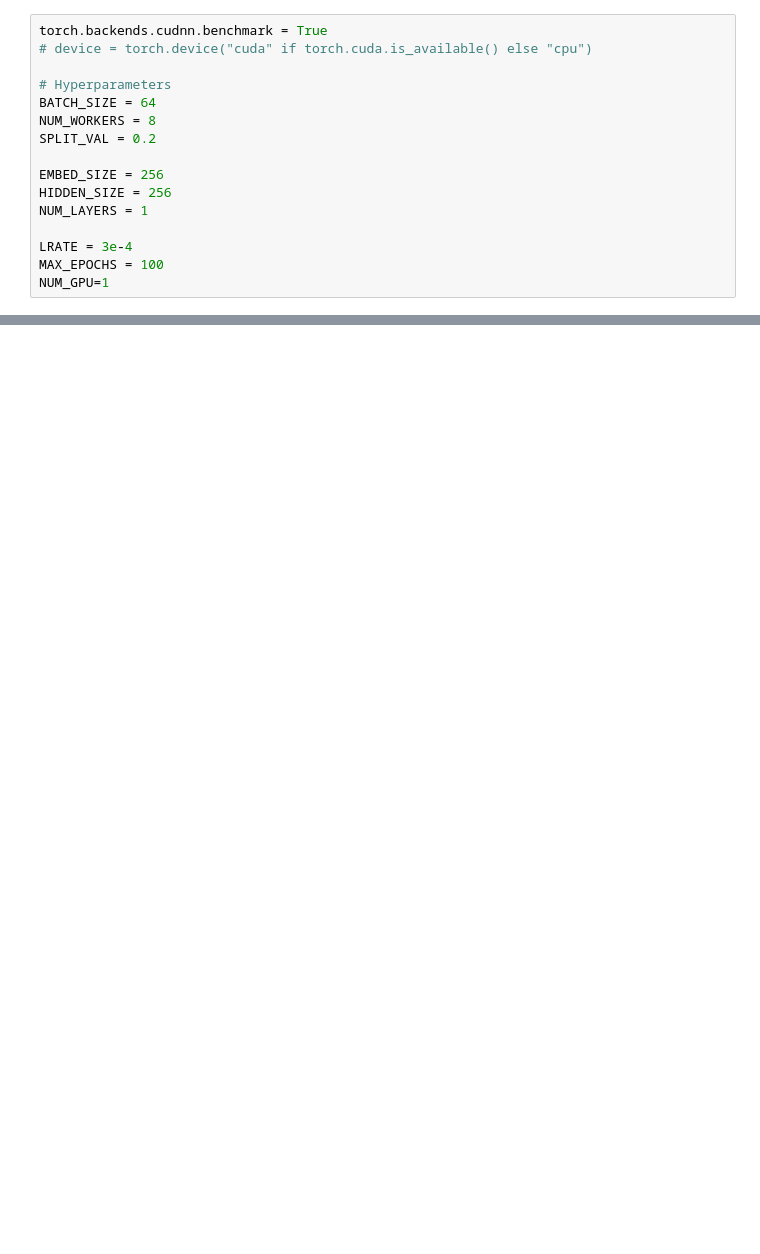
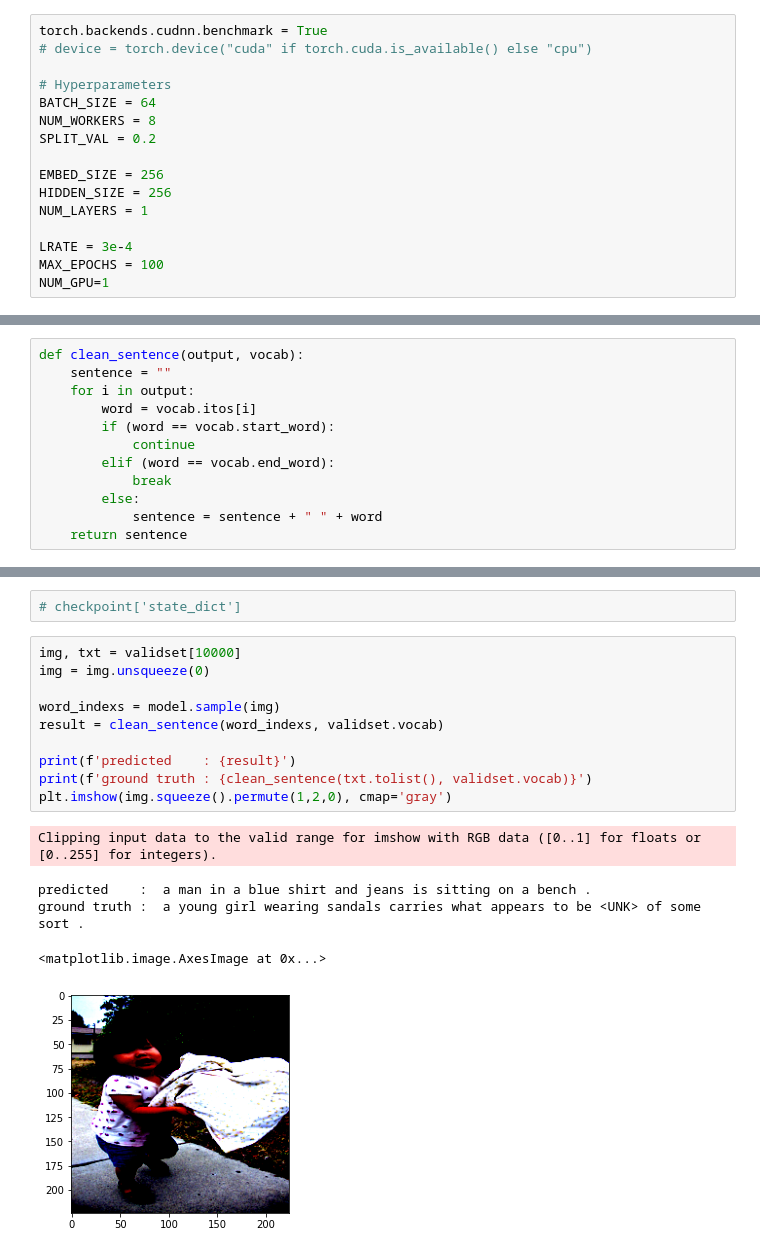
Before and after one commit to nunenuh/imgcap.pytorch, a Jupyter notebook: notebook/inference_v1.ipynb, the cells around one changed output, grey strips where cells are left out. Drawn from its saved outputs; the diff is of its cells as text; blank space fills up the shorter version.

```diff
--- a/notebook/inference_v1.ipynb
+++ b/notebook/inference_v1.ipynb
@@ -325,6 +370,18 @@ class ImageCaptionTask(pl.LightningModule):
         if self.scheduler:
             return [self.optimizer], [self.scheduler]
         return self.optimizer
+# %%
+def clean_sentence(output, vocab):
+    sentence = ""
+    for i in output:
+        word = vocab.itos[i]
+        if (word == vocab.start_word):
+            continue
+        elif (word == vocab.end_word):
+            break
+        else:
+            sentence = sentence + " " + word
+    return sentence
 # %%
 # initialize model, loss etc
 PAD_INDEX = trainset.vocab.stoi["<PAD>"]
@@ -357,0 +441,18 @@ Clipping input data to the valid range for imshow with RGB data ([0..1] for floa
+# %%
+# checkpoint['state_dict']
+# %%
+img, txt = validset[10000]
+img = img.unsqueeze(0)
+
+word_indexs = model.sample(img)
+result = clean_sentence(word_indexs, validset.vocab)
+
+print(f'predicted    : {result}')
+print(f'ground truth : {clean_sentence(txt.tolist(), validset.vocab)}')
+plt.imshow(img.squeeze().permute(1,2,0), cmap='gray')
+# %% [output]
+Clipping input data to the valid range for imshow with RGB data ([0..1] for floats or [0..255] for integers).
+predicted    :  a man in a blue shirt and jeans is sitting on a bench .
+ground truth :  a young girl wearing sandals carries what appears to be <UNK> of some sort .
+<matplotlib.image.AxesImage at 0x...>
+[figure, added]
```
Also changed, not shown: parts of 14 cells of this notebook.
